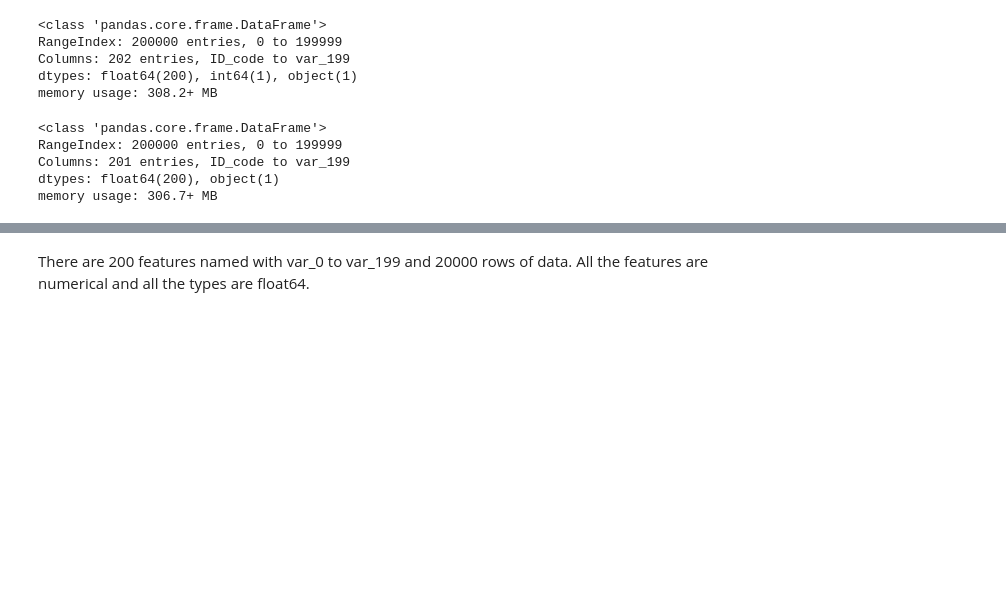
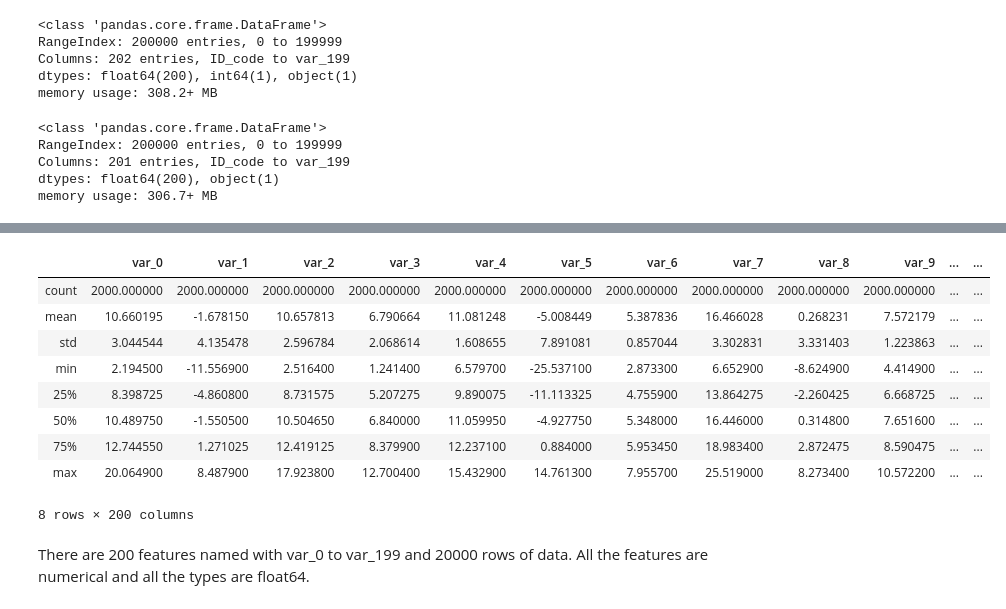
Before and after one commit to ZL-Li/Customer-Transaction-Prediction, a Jupyter notebook: transaction_prediction.ipynb, the cells around one changed output, grey strips where cells are left out. Drawn from its saved outputs; the diff is of its cells as text; code cells hidden in the pictures; blank space fills up the shorter version.

```diff
--- a/transaction_prediction.ipynb
+++ b/transaction_prediction.ipynb
@@ -102,3 +103,16 @@ train_data.shape, test_data.shape
+# %%
+test_data.describe()
+# %% [output]
+|  | var_0 | var_1 | var_2 | var_3 | var_4 | var_5 | var_6 | var_7 | var_8 | var_9 | ... | ... |
+| count | 2000.000000 | 2000.000000 | 2000.000000 | 2000.000000 | 2000.000000 | 2000.000000 | 2000.000000 | 2000.000000 | 2000.000000 | 2000.000000 | ... | ... |
+| mean | 10.660195 | -1.678150 | 10.657813 | 6.790664 | 11.081248 | -5.008449 | 5.387836 | 16.466028 | 0.268231 | 7.572179 | ... | ... |
+| std | 3.044544 | 4.135478 | 2.596784 | 2.068614 | 1.608655 | 7.891081 | 0.857044 | 3.302831 | 3.331403 | 1.223863 | ... | ... |
+| min | 2.194500 | -11.556900 | 2.516400 | 1.241400 | 6.579700 | -25.537100 | 2.873300 | 6.652900 | -8.624900 | 4.414900 | ... | ... |
+| 25% | 8.398725 | -4.860800 | 8.731575 | 5.207275 | 9.890075 | -11.113325 | 4.755900 | 13.864275 | -2.260425 | 6.668725 | ... | ... |
+| 50% | 10.489750 | -1.550500 | 10.504650 | 6.840000 | 11.059950 | -4.927750 | 5.348000 | 16.446000 | 0.314800 | 7.651600 | ... | ... |
+| 75% | 12.744550 | 1.271025 | 12.419125 | 8.379900 | 12.237100 | 0.884000 | 5.953450 | 18.983400 | 2.872475 | 8.590475 | ... | ... |
+| max | 20.064900 | 8.487900 | 17.923800 | 12.700400 | 15.432900 | 14.761300 | 7.955700 | 25.519000 | 8.273400 | 10.572200 | ... | ... |
+8 rows × 200 columns
 # %% [markdown]
 There are 200 features named with var_0 to var_199 and 20000 rows of data. All the features are numerical and all the types are float64.
 # %% [markdown]
```
Also changed, not shown: parts of 18 cells of this notebook.
